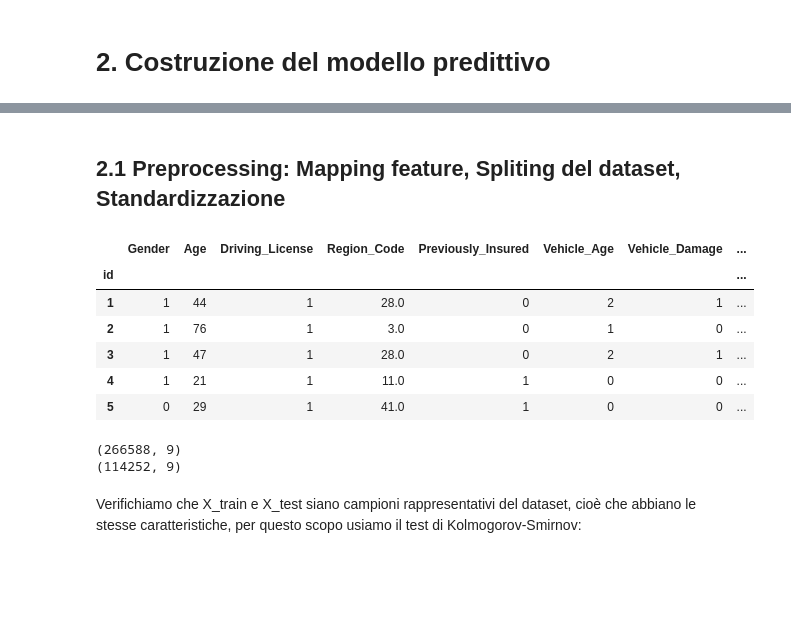
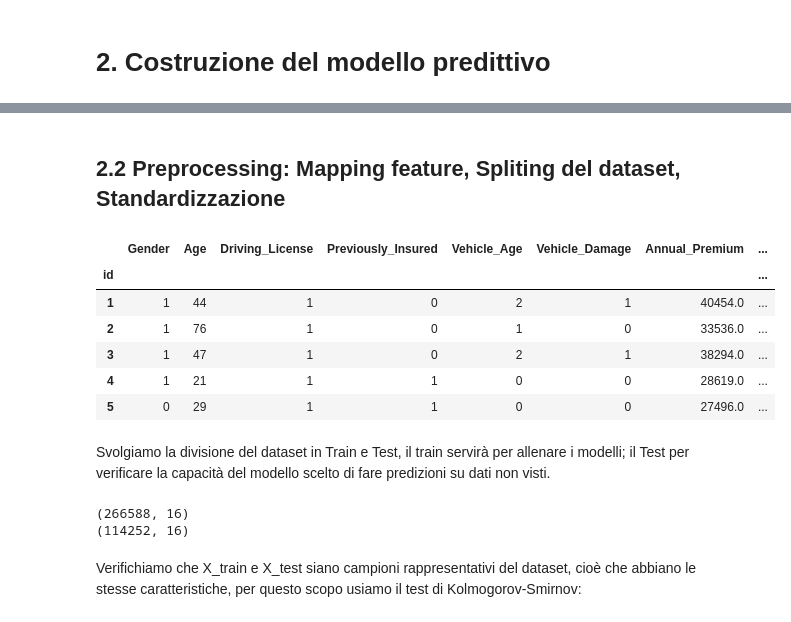
Before and after one commit to Giuseppe86-lab/Cross-Selling-di-polizze-assicurative-, a Jupyter notebook: Cross_selling_polizze_assicurative.ipynb, the cells around one changed output, grey strips where cells are left out. Drawn from its saved outputs; the diff is of its cells as text; code cells hidden in the pictures; blank space fills up the shorter version.

```diff
--- a/Cross_selling_polizze_assicurative.ipynb
+++ b/Cross_selling_polizze_assicurative.ipynb
@@ -443,0 +443,9 @@ Per quanto riguarda le 3 feature segnalate dal cliente come significative abbiam
+# %%
+threshold = 0.05
+columns = ['Policy_Sales_Channel','Region_Code']
+for col in columns:
+  freq = df[col].value_counts(normalize=True)
+  rare_categories = freq[freq<threshold].index
+  new_col = col+"_Grouped"
+  df[new_col] = df[col].apply(
+    lambda x: 'Rare' if x in rare_categories else x)
@@ -443,0 +471,7 @@ Per quanto riguarda le 3 feature segnalate dal cliente come significative abbiam
+# %%
+dummies_policy = pd.get_dummies(df['Policy_Sales_Channel_Grouped'], prefix = 'Channel')
+dummies_region = pd.get_dummies(df['Region_Code_Grouped'], prefix = 'Code')
+df_pr = df.copy()
+df_pr = pd.concat([df_pr, dummies_policy, dummies_region], axis=1)
+df_pr.drop(['Policy_Sales_Channel','Region_Code','Policy_Sales_Channel_Grouped', 'Region_Code_Grouped'], axis=1, inplace=True)
+df_pr.head()
@@ -444,36 +486,38 @@ Per quanto riguarda le 3 feature segnalate dal cliente come significative abbiam
 # %% [markdown]
-## 2.1 Preprocessing: Mapping feature, Spliting del dataset, Standardizzazione
+## 2.2 Preprocessing: Mapping feature, Spliting del dataset, Standardizzazione
 # %%
 map_gender = {"Male":1, "Female":0}
-df["Gender"] = df["Gender"].map(lambda x: map_gender[x])
+df_pr["Gender"] = df_pr["Gender"].map(lambda x: map_gender[x])
 
 map_vehicle_age = {"< 1 Year": 0, "1-2 Year": 1, "> 2 Years":2}
-df["Vehicle_Age"] = df["Vehicle_Age"].map(lambda x: map_vehicle_age[x])
+df_pr["Vehicle_Age"] = df_pr["Vehicle_Age"].map(lambda x: map_vehicle_age[x])
 
 map_vehicle_damage = {"No": 0, "Yes": 1}
-df["Vehicle_Damage"] = df["Vehicle_Damage"].map(lambda x: map_vehicle_damage[x])
+df_pr["Vehicle_Damage"] = df_pr["Vehicle_Damage"].map(lambda x: map_vehicle_damage[x])
 
-df.head()
+df_pr.head()
 # %% [output]
-|  | Gender | Age | Driving_License | Region_Code | Previously_Insured | Vehicle_Age | Vehicle_Damage | ... |
+|  | Gender | Age | Driving_License | Previously_Insured | Vehicle_Age | Vehicle_Damage | Annual_Premium | ... |
 | id |  |  |  |  |  |  |  | ... |
-| 1 | 1 | 44 | 1 | 28.0 | 0 | 2 | 1 | ... |
-| 2 | 1 | 76 | 1 | 3.0 | 0 | 1 | 0 | ... |
-| 3 | 1 | 47 | 1 | 28.0 | 0 | 2 | 1 | ... |
-| 4 | 1 | 21 | 1 | 11.0 | 1 | 0 | 0 | ... |
-| 5 | 0 | 29 | 1 | 41.0 | 1 | 0 | 0 | ... |
+| 1 | 1 | 44 | 1 | 0 | 2 | 1 | 40454.0 | ... |
+| 2 | 1 | 76 | 1 | 0 | 1 | 0 | 33536.0 | ... |
+| 3 | 1 | 47 | 1 | 0 | 2 | 1 | 38294.0 | ... |
+| 4 | 1 | 21 | 1 | 1 | 0 | 0 | 28619.0 | ... |
+| 5 | 0 | 29 | 1 | 1 | 0 | 0 | 27496.0 | ... |
+# %% [markdown]
+Svolgiamo la divisione del dataset in Train e Test, il train servirà per allenare i modelli; il Test per verificare la capacità del modello scelto di fare predizioni su dati non visti.
 # %%
 RANDOM_SEED = 42
 
-X = df.drop(['Response', 'Vintage'], axis=1).values
-y = df["Response"].values
+X = df_pr.drop(['Response', 'Vintage'], axis=1).values
+y = df_pr["Response"].values
 
 X_train, X_test, y_train, y_test = train_test_split(X, y, test_size=.3, random_state=RANDOM_SEED)
 print(X_train.shape)
 print(X_test.shape)
 # %% [output]
-(266588, 9)
-(114252, 9)
+(266588, 16)
+(114252, 16)
 # %% [markdown]
 Verifichiamo che X_train e X_test siano campioni rappresentativi del dataset, cioè che abbiano le stesse caratteristiche, per questo scopo usiamo il test di Kolmogorov-Smirnov:
 # %%
```
Also changed, not shown: parts of 60 cells of this notebook.
